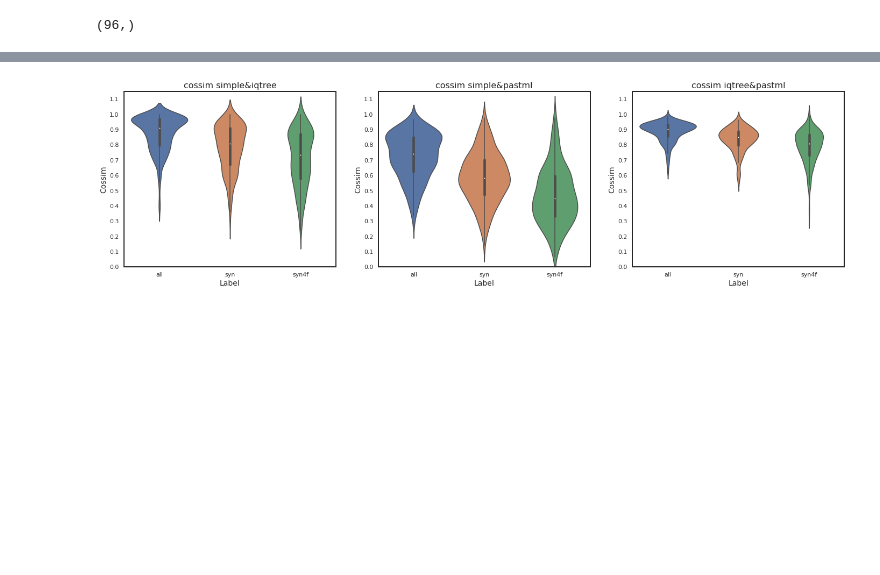
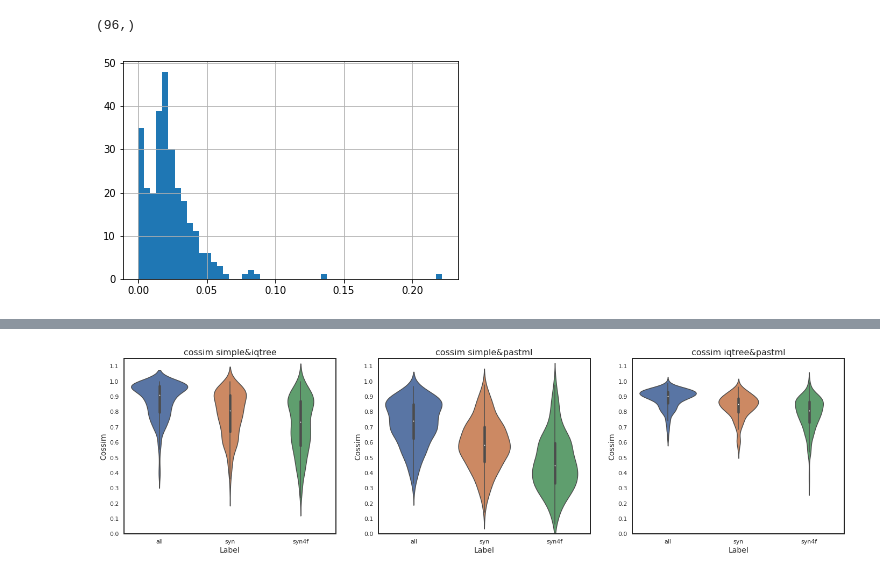
Before and after one commit to mitoclub/PyMutSpec, a Jupyter notebook: notebooks/pastml_report.ipynb, the cells around one changed output, grey strips where cells are left out. Saved outputs shown, nothing was run; the diff lists cells and outputs as text; code cells hidden in the pictures; blank space fills up the shorter version.

```diff
--- a/notebooks/pastml_report.ipynb
+++ b/notebooks/pastml_report.ipynb
@@ -359,3 +359,7 @@ mutspec_proba["Context"] = mutspec_proba.Mut.str.get(0) + mutspec_proba.Mut.str.
 
 mutspec_pastml["MutBase"] = mutspec_pastml.Mut.str.slice(2, 5)
 mutspec_pastml["Context"] = mutspec_pastml.Mut.str.get(0) + mutspec_pastml.Mut.str.get(2) + mutspec_pastml.Mut.str.get(-1)
+# %%
+mutspec_iqtree[(mutspec_iqtree.Label == "syn") & (mutspec_iqtree.Mut == "C[C>T]G")].MutSpec.hist(bins=50);
+# %% [output]
+[figure, added]
```
Also changed, not shown: parts of 8 cells of this notebook.
